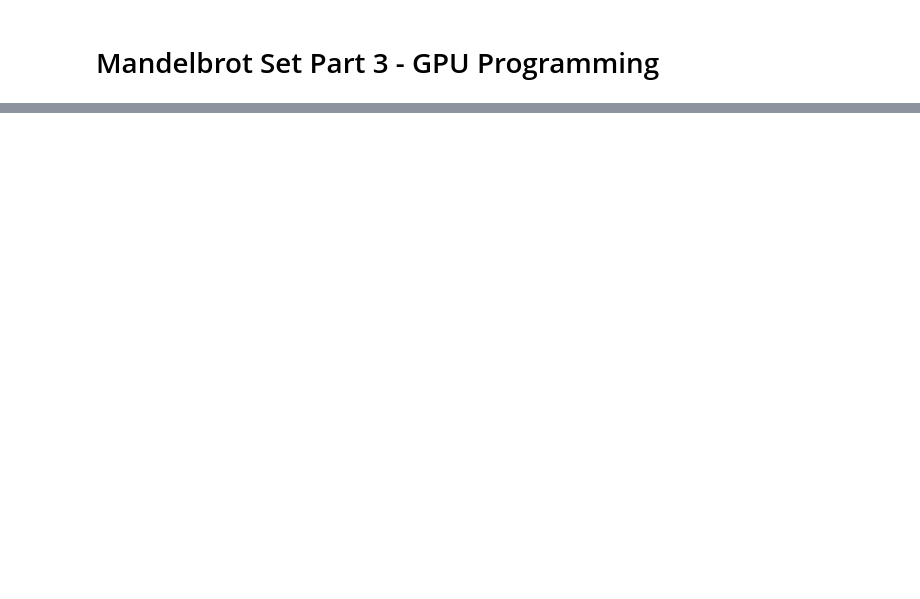
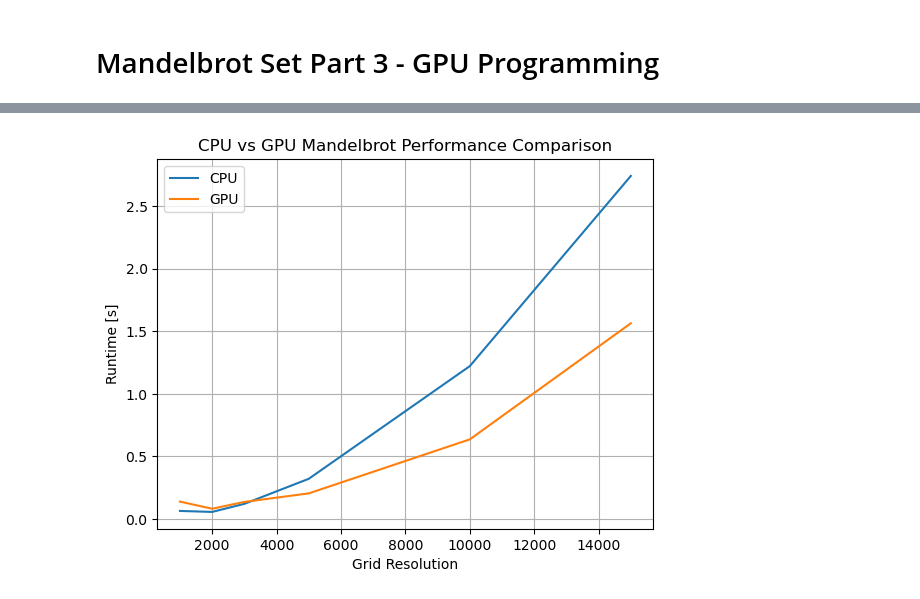
Before and after one commit to Clyhol/sci_computing, a Jupyter notebook: miniproject/part3/mandelbrot_gpu.ipynb, the cells around one changed output, grey strips where cells are left out. Drawn from its saved outputs; the diff is of its cells as text; code cells hidden in the pictures; blank space fills up the shorter version.

Commit message:
Added runtime comparisons

```diff
--- a/miniproject/part3/mandelbrot_gpu.ipynb
+++ b/miniproject/part3/mandelbrot_gpu.ipynb
@@ -107,15 +144,29 @@ def create_mesh(re_min, re_max, im_min, im_max, p_re, p_im):
 # %%
-p_re = 5000 # number of points in the real part
-p_im = 5000 # number of points in the imaginary part
+resolutions = [1000, 2000, 3000, 5000, 10000, 15000]
 re_min, re_max = -2.0, 1.0
 im_min, im_max = -1.5, 1.5
 max_iters = 100
 threshold = 2
 
-C = create_mesh(re_min, re_max, im_min, im_max, p_re, p_im)
-mset = mandelbrot_gpu(C, max_iters, threshold, "GPU")
-plt.imshow(mset, extent=[re_min, re_max, im_min, im_max])
-plt.set_cmap('hot')
-plt.colorbar()
-plt.show()
+# dictionary to store times in
+times = {
+    "CPU": {res: [] for res in resolutions},
+    "GPU": {res: [] for res in resolutions}
+}
+
+platform_names = ["CPU", "GPU"]
+
+for pl in platform_names:
+    for res in resolutions:
+        print(f"{pl}: resolution {res}")
+        start = timer()
+        C = create_mesh(re_min, re_max, im_min, im_max, res, res)
+        mset = mandelbrot_gpu(C, max_iters, threshold, pl)
+        times[pl][res] = timer() - start
+
+
+# plt.imshow(mset, extent=[re_min, re_max, im_min, im_max])
+# plt.set_cmap('hot')
+# plt.colorbar()
+# plt.show()
 # %% [output]
@@ -128,0 +192,14 @@ warning: argument unused during compilation: '-I c:\Users\clyho\miniconda3\envs\
+# %%
+plt.Figure(figsize=(10,6))
+
+plt.plot(resolutions, [times["CPU"][res] for res in resolutions], label = "CPU")
+plt.plot(resolutions, [times["GPU"][res] for res in resolutions], label = "GPU")
+
+plt.xlabel('Grid Resolution')
+plt.ylabel('Runtime [s]')
+
+plt.title('CPU vs GPU Mandelbrot Performance Comparison')
+plt.legend()
+plt.grid(True)
+# %% [output]
+[figure, added]
```
Also changed, not shown: parts of 5 cells of this notebook.
